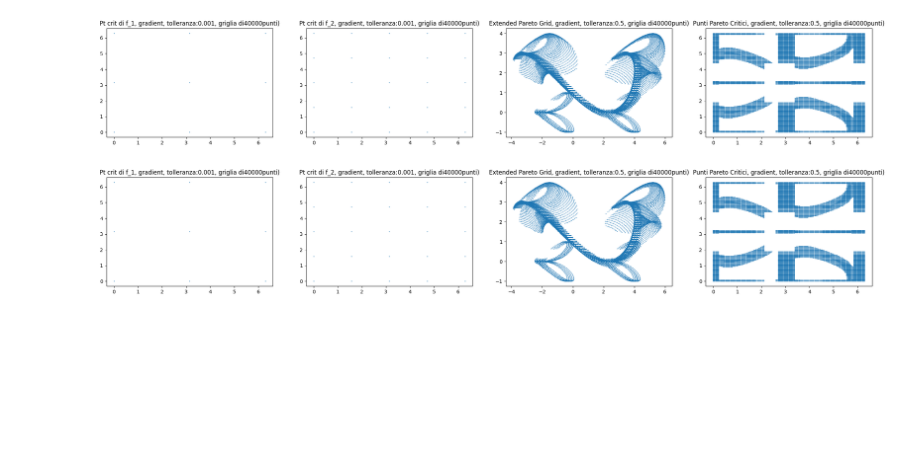
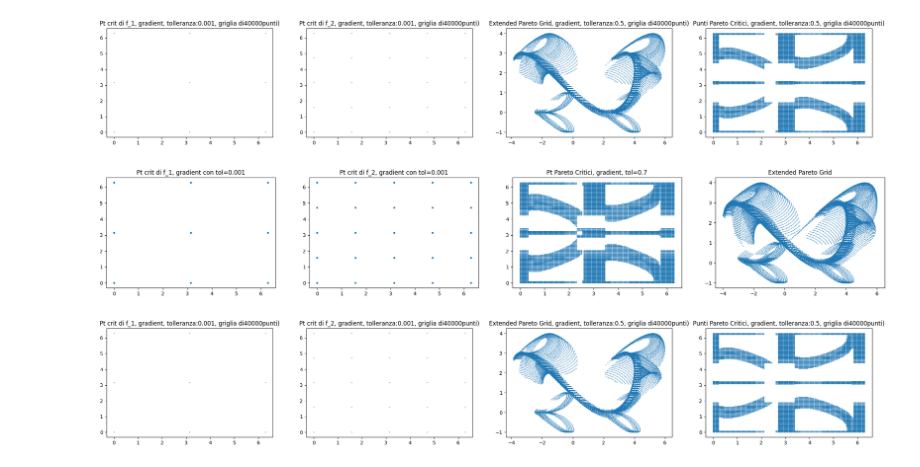
Before and after one commit to emosig/pershom, a Jupyter notebook: testsONouPolynomial.ipynb, the cells around one changed output. Drawn from its saved outputs; the diff is of its cells as text; code cells hidden in the pictures; blank space fills up the shorter version.

```diff
--- a/testsONouPolynomial.ipynb
+++ b/testsONouPolynomial.ipynb
@@ -538,6 +541,12 @@ g_2=parse('sen^3(x)+3sen^2(y)')
 EPG(g_1,g_2,200,0.001,0.5,True)
 # %% [output]
 [figure]
+# %%
+g_1=parse('2cos^2(x+5)+4cos(y-1)')
+g_2=parse('sen^3(x)+3sen^2(y)')
+EPG(g_1,g_2,200,0.001,0.7,True)
+# %% [output]
+[figure, added]
 # %%
 g_1=parse('2cos^2(x+5)+4cos(y-1)')
 g_2=parse('sen^3(x)+3sen^2(y)')
```
Also changed, not shown: parts of 3 cells of this notebook, 2 other files.
